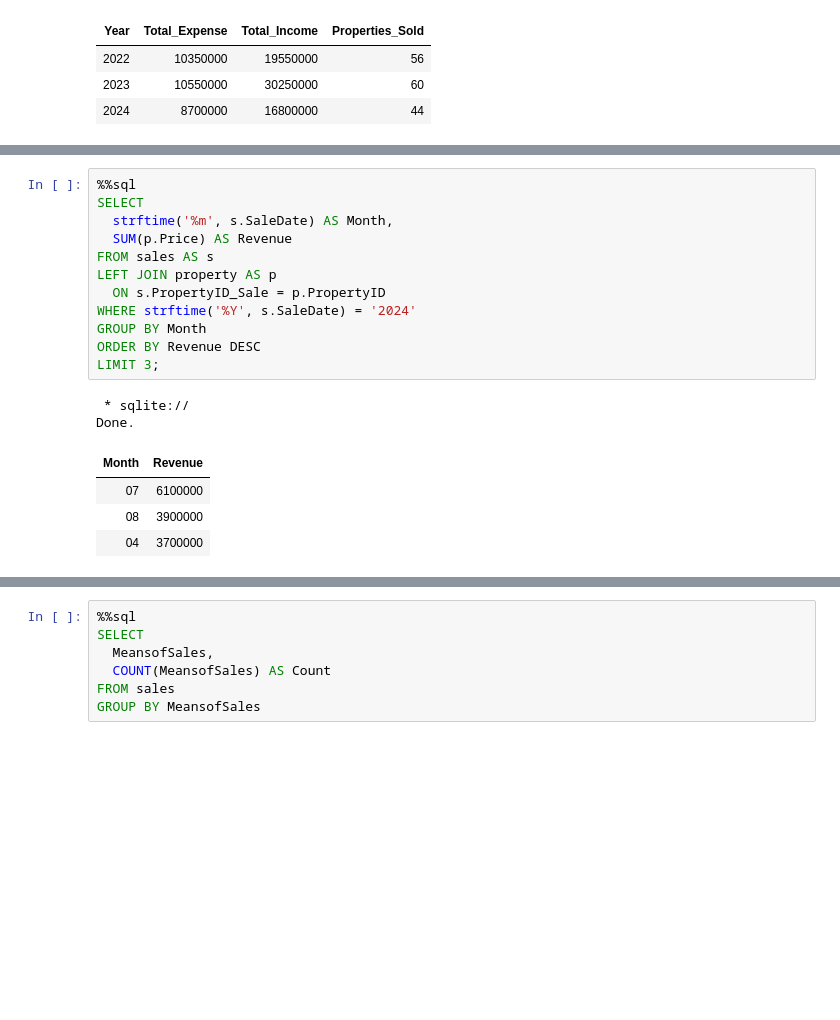
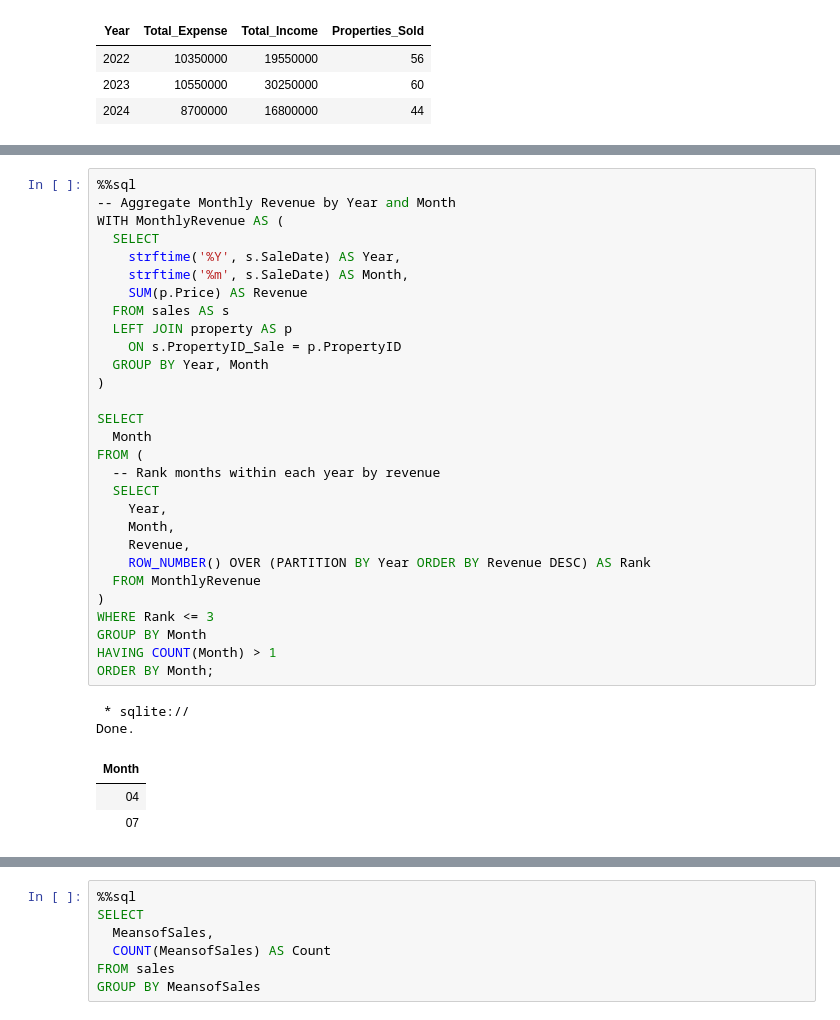
Before and after one commit to erena29/Data-Analysis-SQL, a Jupyter notebook: Real Estate Property Management Analysis/Real_Estate.ipynb, the cells around one changed output, grey strips where cells are left out. Drawn from its saved outputs; the diff is of its cells as text; blank space fills up the shorter version.

```diff
--- a/Real Estate Property Management Analysis/Real_Estate.ipynb
+++ b/Real Estate Property Management Analysis/Real_Estate.ipynb
@@ -103,19 +111,35 @@ Done.
 # %%
 %%sql
+-- Aggregate Monthly Revenue by Year and Month
+WITH MonthlyRevenue AS (
+  SELECT
+    strftime('%Y', s.SaleDate) AS Year,
+    strftime('%m', s.SaleDate) AS Month,
+    SUM(p.Price) AS Revenue
+  FROM sales AS s
+  LEFT JOIN property AS p
+    ON s.PropertyID_Sale = p.PropertyID
+  GROUP BY Year, Month
+)
+
 SELECT
-  strftime('%m', s.SaleDate) AS Month,
-  SUM(p.Price) AS Revenue
-FROM sales AS s
-LEFT JOIN property AS p
-  ON s.PropertyID_Sale = p.PropertyID
-WHERE strftime('%Y', s.SaleDate) = '2024'
+  Month
+FROM (
+  -- Rank months within each year by revenue
+  SELECT
+    Year,
+    Month,
+    Revenue,
+    ROW_NUMBER() OVER (PARTITION BY Year ORDER BY Revenue DESC) AS Rank
+  FROM MonthlyRevenue
+)
+WHERE Rank <= 3
 GROUP BY Month
-ORDER BY Revenue DESC
-LIMIT 3;
+HAVING COUNT(Month) > 1
+ORDER BY Month;
 # %% [output]
  * sqlite://
 Done.
-| Month | Revenue |
-| 07 | 6100000 |
-| 08 | 3900000 |
-| 04 | 3700000 |
+| Month |
+| 04 |
+| 07 |
```
Also changed, not shown: parts of 29 cells of this notebook.
